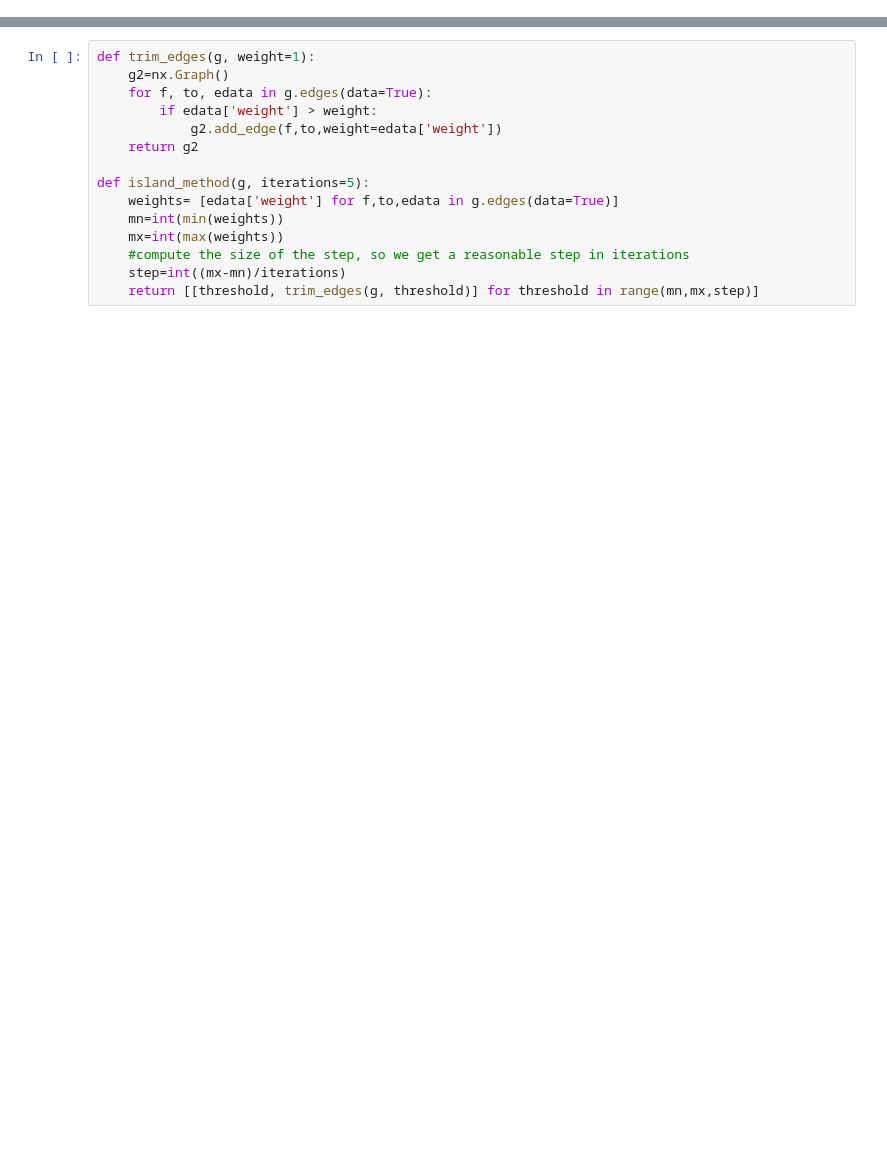
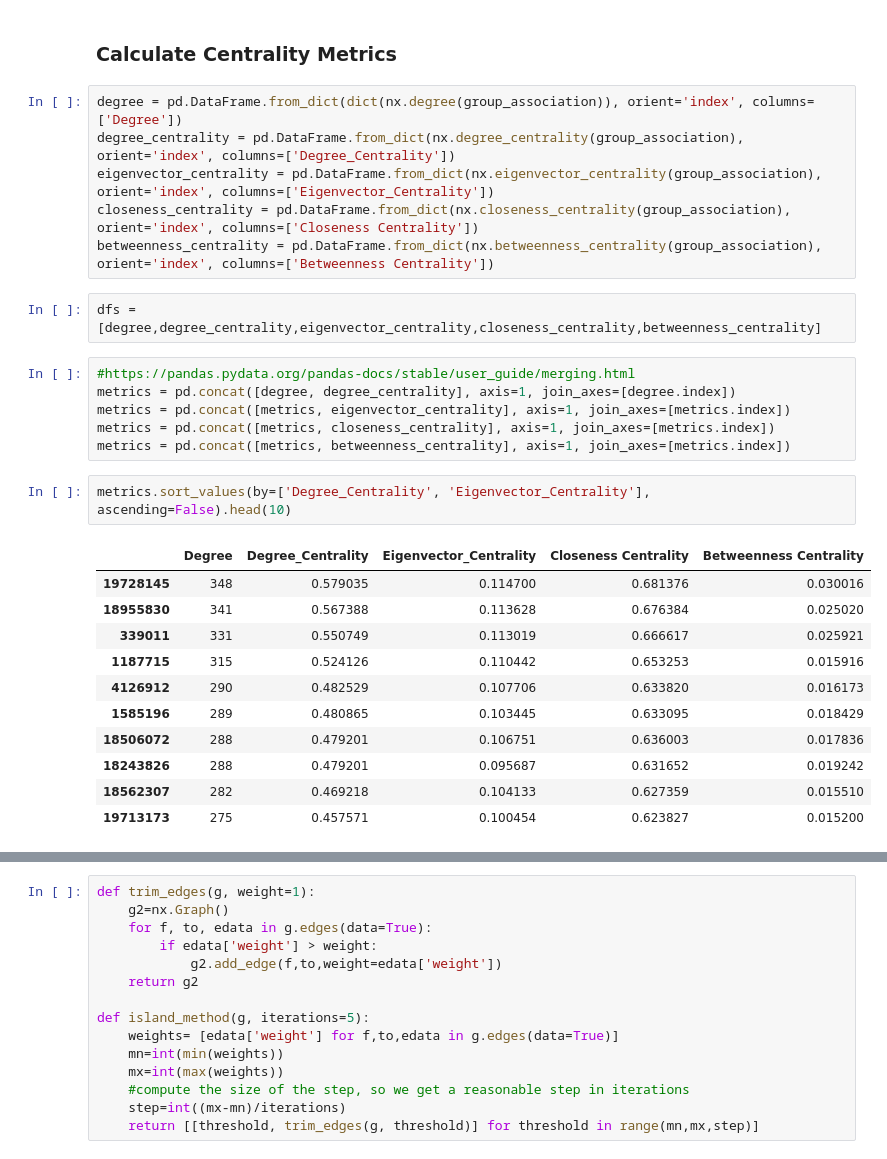
Before and after one commit to jonygeta/data-620-Project-2, a Jupyter notebook: DATA 620 Project 2.ipynb, the cells around one changed output, grey strips where cells are left out. Drawn from its saved outputs; the diff is of its cells as text; blank space fills up the shorter version.

```diff
--- a/DATA 620 Project 2.ipynb
+++ b/DATA 620 Project 2.ipynb
@@ -47,0 +141,30 @@ member_graph = nx.from_pandas_edgelist(member, edge_attr=True)
+# %% [markdown]
+### Calculate Centrality Metrics
+# %%
+degree = pd.DataFrame.from_dict(dict(nx.degree(group_association)), orient='index', columns=['Degree'])
+degree_centrality = pd.DataFrame.from_dict(nx.degree_centrality(group_association), orient='index', columns=['Degree_Centrality'])
+eigenvector_centrality = pd.DataFrame.from_dict(nx.eigenvector_centrality(group_association), orient='index', columns=['Eigenvector_Centrality'])
+closeness_centrality = pd.DataFrame.from_dict(nx.closeness_centrality(group_association), orient='index', columns=['Closeness Centrality'])
+betweenness_centrality = pd.DataFrame.from_dict(nx.betweenness_centrality(group_association), orient='index', columns=['Betweenness Centrality'])
+# %%
+dfs = [degree,degree_centrality,eigenvector_centrality,closeness_centrality,betweenness_centrality]
+# %%
+#https://pandas.pydata.org/pandas-docs/stable/user_guide/merging.html
+metrics = pd.concat([degree, degree_centrality], axis=1, join_axes=[degree.index])
+metrics = pd.concat([metrics, eigenvector_centrality], axis=1, join_axes=[metrics.index])
+metrics = pd.concat([metrics, closeness_centrality], axis=1, join_axes=[metrics.index])
+metrics = pd.concat([metrics, betweenness_centrality], axis=1, join_axes=[metrics.index])
+# %%
+metrics.sort_values(by=['Degree_Centrality', 'Eigenvector_Centrality'], ascending=False).head(10)
+# %% [output]
+|  | Degree | Degree_Centrality | Eigenvector_Centrality | Closeness Centrality | Betweenness Centrality |
+| 19728145 | 348 | 0.579035 | 0.114700 | 0.681376 | 0.030016 |
+| 18955830 | 341 | 0.567388 | 0.113628 | 0.676384 | 0.025020 |
+| 339011 | 331 | 0.550749 | 0.113019 | 0.666617 | 0.025921 |
+| 1187715 | 315 | 0.524126 | 0.110442 | 0.653253 | 0.015916 |
+| 4126912 | 290 | 0.482529 | 0.107706 | 0.633820 | 0.016173 |
+| 1585196 | 289 | 0.480865 | 0.103445 | 0.633095 | 0.018429 |
+| 18506072 | 288 | 0.479201 | 0.106751 | 0.636003 | 0.017836 |
+| 18243826 | 288 | 0.479201 | 0.095687 | 0.631652 | 0.019242 |
+| 18562307 | 282 | 0.469218 | 0.104133 | 0.627359 | 0.015510 |
+| 19713173 | 275 | 0.457571 | 0.100454 | 0.623827 | 0.015200 |
```
Also changed, not shown: parts of 52 cells of this notebook.
